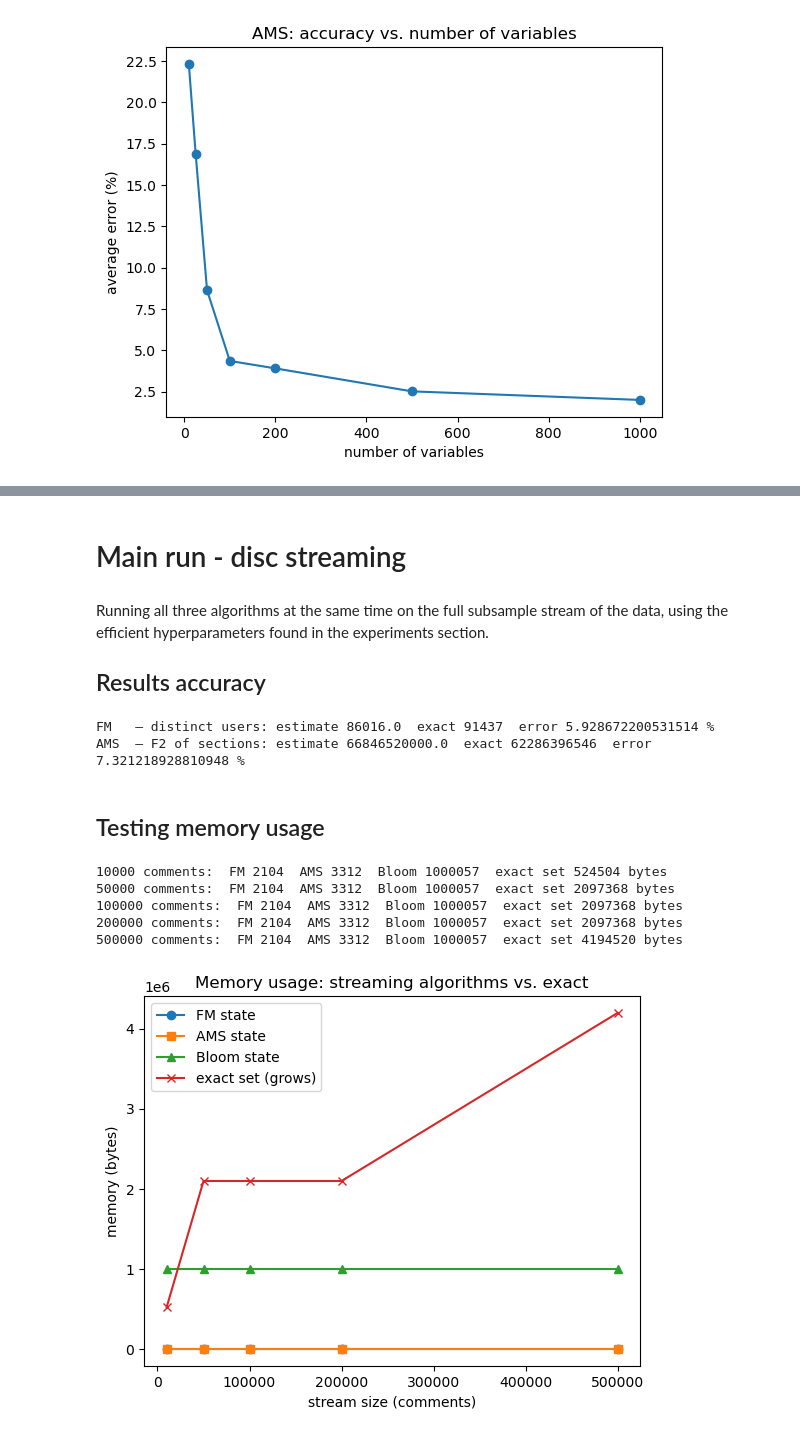
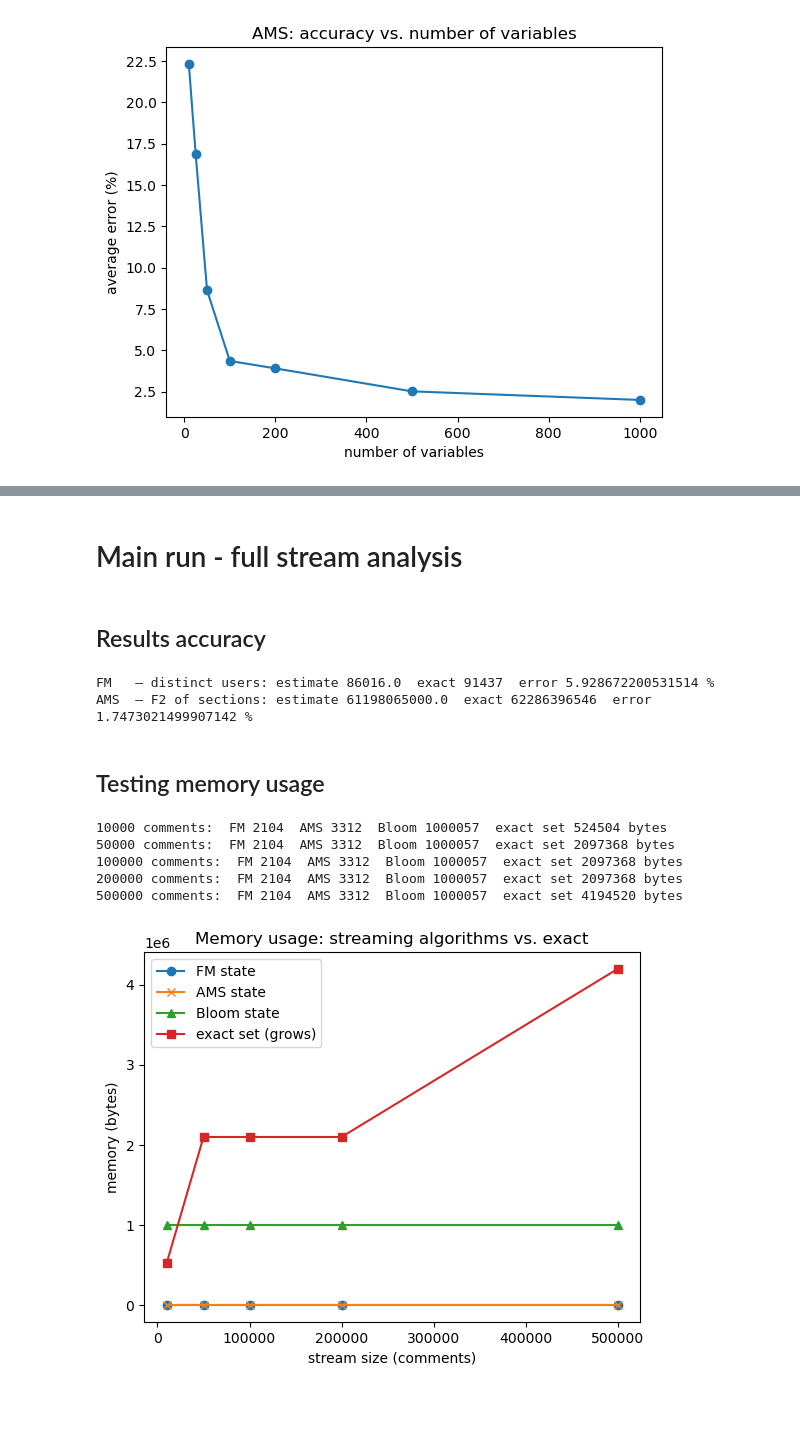
Before and after one commit to FeMaspe02/AlgorithmsProject_MasperoFederico, a Jupyter notebook: stream_analysis.ipynb, the cells around one changed output, grey strips where cells are left out. Saved outputs shown, nothing was run; the diff lists cells and outputs as text; code cells hidden in the pictures; blank space fills up the shorter version.

```diff
--- a/stream_analysis.ipynb
+++ b/stream_analysis.ipynb
@@ -136,10 +136,10 @@ class BloomFilter:
     def _hashes(self, item):
         values = []
         for i in range(self.num_hashes):
-            #this makes it so I can get n hash functions from the same one - the hashing doesnt actually change, the item does in a determined way
             combine = f"{i}_{item}"
-            h = hash(combine)
-            position = abs(h) % self.size
+            digest = hashlib.md5(combine.encode()).hexdigest()
+            h = int(digest, 16)
+            position = h % self.size
             values.append(position)
         return values
 
@@ -346,12 +354,3 @@ plt.show()
 500 vars: 2.51045837651462 %
 1000 vars: 1.9925725212569603 %
 [figure]
-# %%
-print("EXP_LIMIT =", EXP_LIMIT)
-print("exp_true_users =", exp_true_users)
-
-# recompute the truth for the EXACT slice run_fm uses, fresh:
-check = set()
-for row in comment_stream("data/nyt-comments-2020.csv", limit=EXP_LIMIT):
-    check.add(row['userID'])
-print("actual distinct users in EXP_LIMIT slice =", len(check))
@@ -362,11 +357,6 @@ actual distinct users in EXP_LIMIT slice = 20108
 # %%
-article_ids = set()
-for row in comment_stream("data/nyt-comments-2020.csv", limit=None):
-    article_ids.add(row['articleID'])
-
-article_ids = list(article_ids)
+article_ids = list(section_of.keys())
 half = len(article_ids) // 2
-members = article_ids[:half]
-non_members = article_ids[half:]
-print("members:", len(members), " non-members:", len(non_members))
+members, non_members = article_ids[:half], article_ids[half:]
+print(len(members) , len(non_members))
 # %% [output]
@@ -416,7 +406,6 @@ plt.show()
 # %% [markdown]
-# Main run - disc streaming
+# Main run - full stream analysis
 # %% [markdown]
-Running all three algorithms at the same time on the full subsample stream of the data, using the efficient hyperparameters found in the experiments section.
 ## Results accuracy
 # %%
 fm = FlajoletMartin(num_hashes=256)
@@ -453,7 +442,7 @@ print("AMS  — F2 of sections: estimate", ams_est, " exact", true_f2,
       " error", abs(ams_est-true_f2)/true_f2*100, "%")
 # %% [output]
 FM   — distinct users: estimate 86016.0  exact 91437  error 5.928672200531514 %
-AMS  — F2 of sections: estimate 66846520000.0  exact 62286396546  error 7.321218928810948 %
+AMS  — F2 of sections: estimate 61198065000.0  exact 62286396546  error 1.7473021499907142 %
 # %% [markdown]
 ## Testing memory usage
 # %%
@@ -477,33 +466,33 @@ for n in sizes:
         section = section_of.get(article, "UNKNOWN")
 
         fm.add(user)
         ams.add(section)
         bloom.add(article)
         users.add(user)
 
     fm_memory.append(sys.getsizeof(fm.max_tails))
     ams_memory.append(sys.getsizeof(ams.vars_element) + sys.getsizeof(ams.vars_count))
     bloom_memory.append(sys.getsizeof(bloom.bits))
     set_memory.append(sys.getsizeof(users))
 
     print(n, "comments:  FM", fm_memory[-1],
           " AMS", ams_memory[-1],
           " Bloom", bloom_memory[-1],
           " exact set", set_memory[-1], "bytes")
 
 plt.plot(sizes, fm_memory, marker='o', label='FM state')
-plt.plot(sizes, ams_memory, marker='s', label='AMS state')
+plt.plot(sizes, ams_memory, marker='x', label='AMS state')
 plt.plot(sizes, bloom_memory, marker='^', label='Bloom state')
-plt.plot(sizes, set_memory, marker='x', label='exact set (grows)')
+plt.plot(sizes, set_memory, marker='s', label='exact set (grows)')
 plt.xlabel('stream size (comments)')
 plt.ylabel('memory (bytes)')
 plt.title('Memory usage: streaming algorithms vs. exact')
 plt.legend()
 plt.show()
 # %% [output]
 10000 comments:  FM 2104  AMS 3312  Bloom 1000057  exact set 524504 bytes
 50000 comments:  FM 2104  AMS 3312  Bloom 1000057  exact set 2097368 bytes
 100000 comments:  FM 2104  AMS 3312  Bloom 1000057  exact set 2097368 bytes
 200000 comments:  FM 2104  AMS 3312  Bloom 1000057  exact set 2097368 bytes
 500000 comments:  FM 2104  AMS 3312  Bloom 1000057  exact set 4194520 bytes
-[figure, old version]
+[figure, new version]
```
Also changed, not shown: parts of 8 cells of this notebook.
